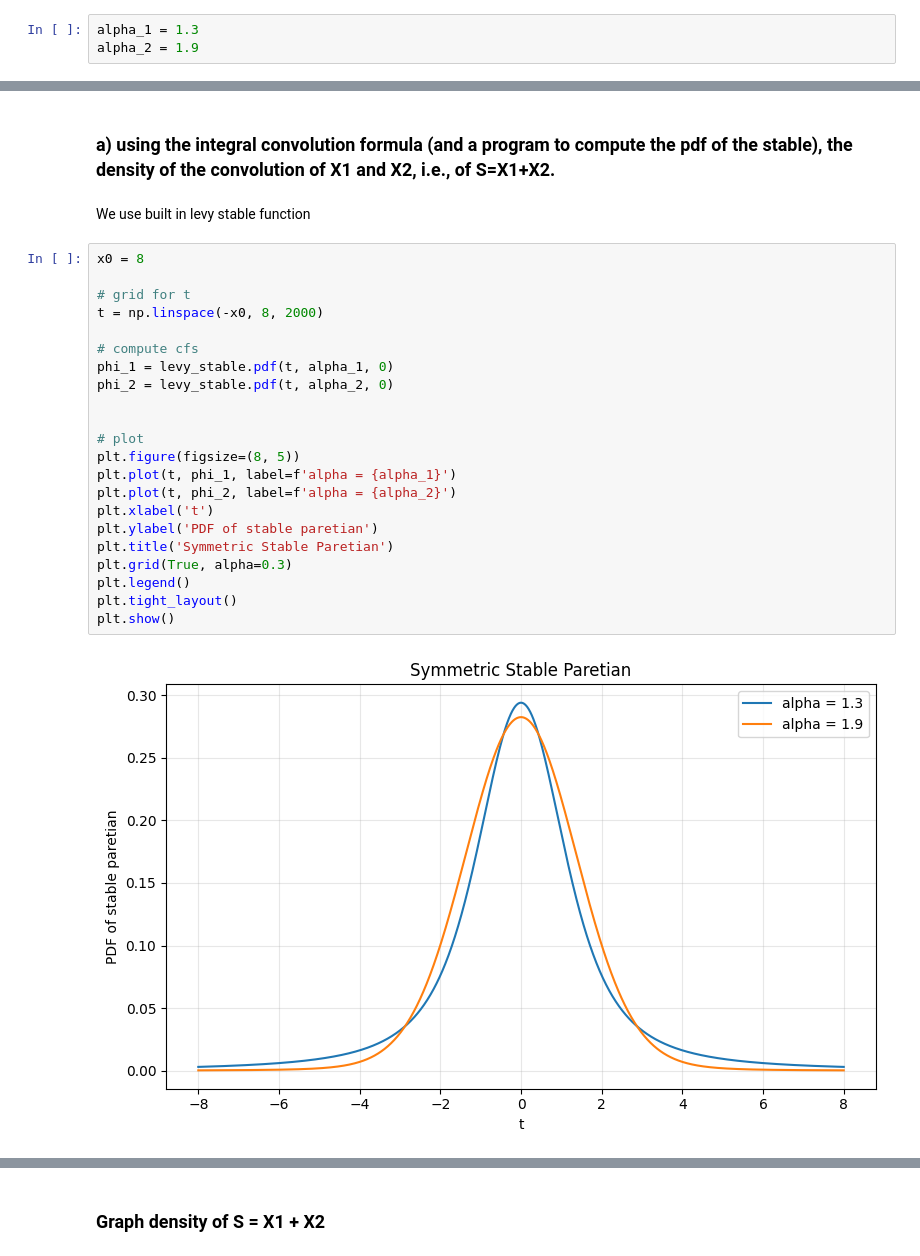
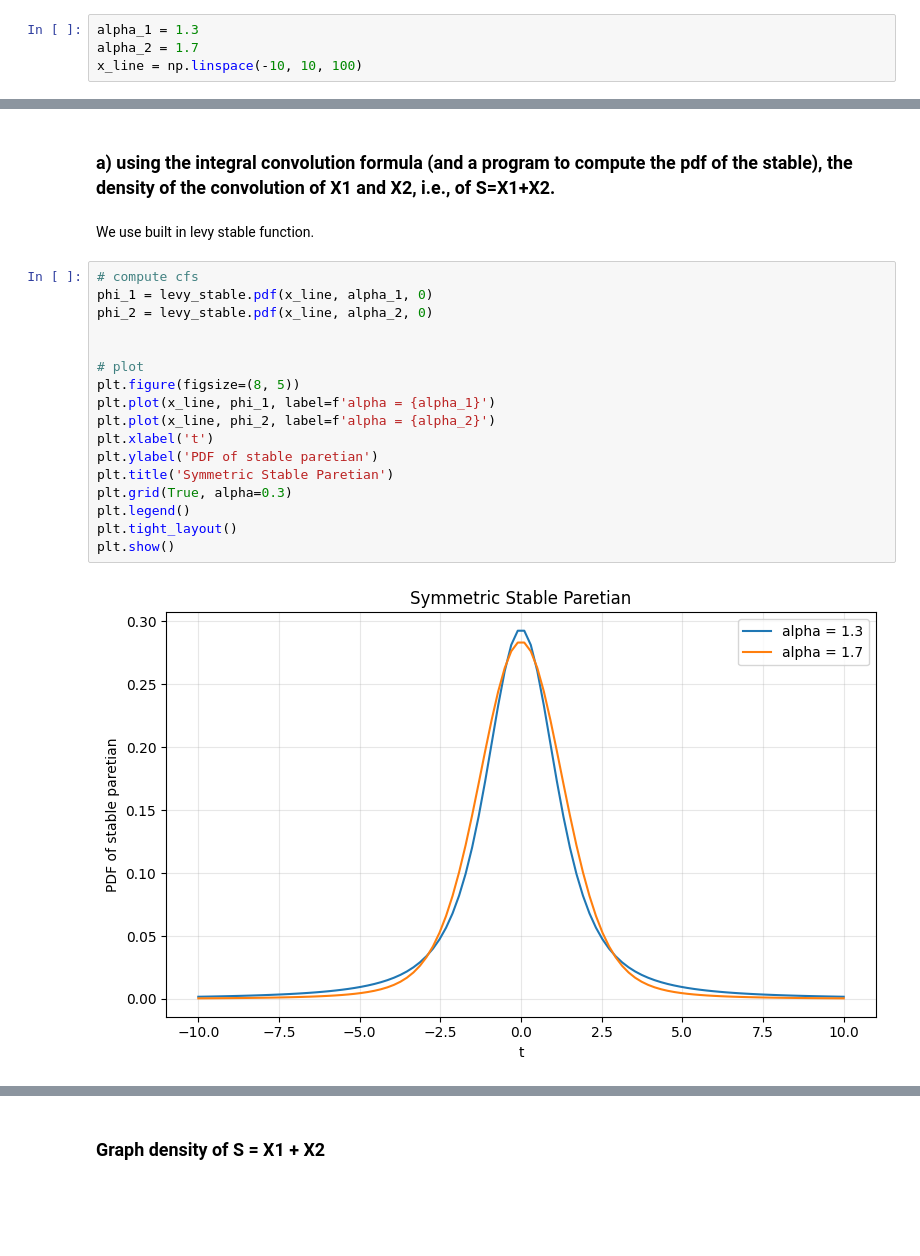
Before and after one commit to mmac00/SFF-Project-1, a Jupyter notebook: TASK 1.ipynb, the cells around one changed output, grey strips where cells are left out. Drawn from its saved outputs; the diff is of its cells as text; blank space fills up the shorter version.

```diff
--- a/TASK 1.ipynb
+++ b/TASK 1.ipynb
@@ -9,35 +10,31 @@ from scipy.stats import levy_stable
  Choose two reasonably separated values of the tail index, say alpha_1 = 1.3, and alpha_2 = 1.7. Let X1 be the symmetric stable Paretian random variable (with location zero and scale 1) with alpha1; and X2 be the same, for alpha2; and these are *independent*. For a smart range of x-values (e.g., -8 to 8; but you check the plots and choose), compute:
 # %%
 alpha_1 = 1.3
-alpha_2 = 1.9
+alpha_2 = 1.7
+x_line = np.linspace(-10, 10, 100)
 # %%
 def cf_symmetric_stable_paretian(t, alpha):
     return np.exp(-abs(t) ** alpha)
 # %% [markdown]
 ### a) using the integral convolution formula (and a program to compute the pdf of the stable), the density of the convolution of X1 and X2, i.e., of S=X1+X2.
 # %% [markdown]
-We use built in levy stable function
+We use built in levy stable function.
 # %%
-x0 = 8
-
-# grid for t
-t = np.linspace(-x0, 8, 2000)
-
 # compute cfs
-phi_1 = levy_stable.pdf(t, alpha_1, 0)
-phi_2 = levy_stable.pdf(t, alpha_2, 0)
+phi_1 = levy_stable.pdf(x_line, alpha_1, 0)
+phi_2 = levy_stable.pdf(x_line, alpha_2, 0)
 
 
 # plot
 plt.figure(figsize=(8, 5))
-plt.plot(t, phi_1, label=f'alpha = {alpha_1}')
-plt.plot(t, phi_2, label=f'alpha = {alpha_2}')
+plt.plot(x_line, phi_1, label=f'alpha = {alpha_1}')
+plt.plot(x_line, phi_2, label=f'alpha = {alpha_2}')
 plt.xlabel('t')
 plt.ylabel('PDF of stable paretian')
 plt.title('Symmetric Stable Paretian')
 plt.grid(True, alpha=0.3)
 plt.legend()
 plt.tight_layout()
 plt.show()
 # %% [output]
-[figure, old version]
+[figure, new version]
```
Also changed, not shown: parts of 32 cells of this notebook.
